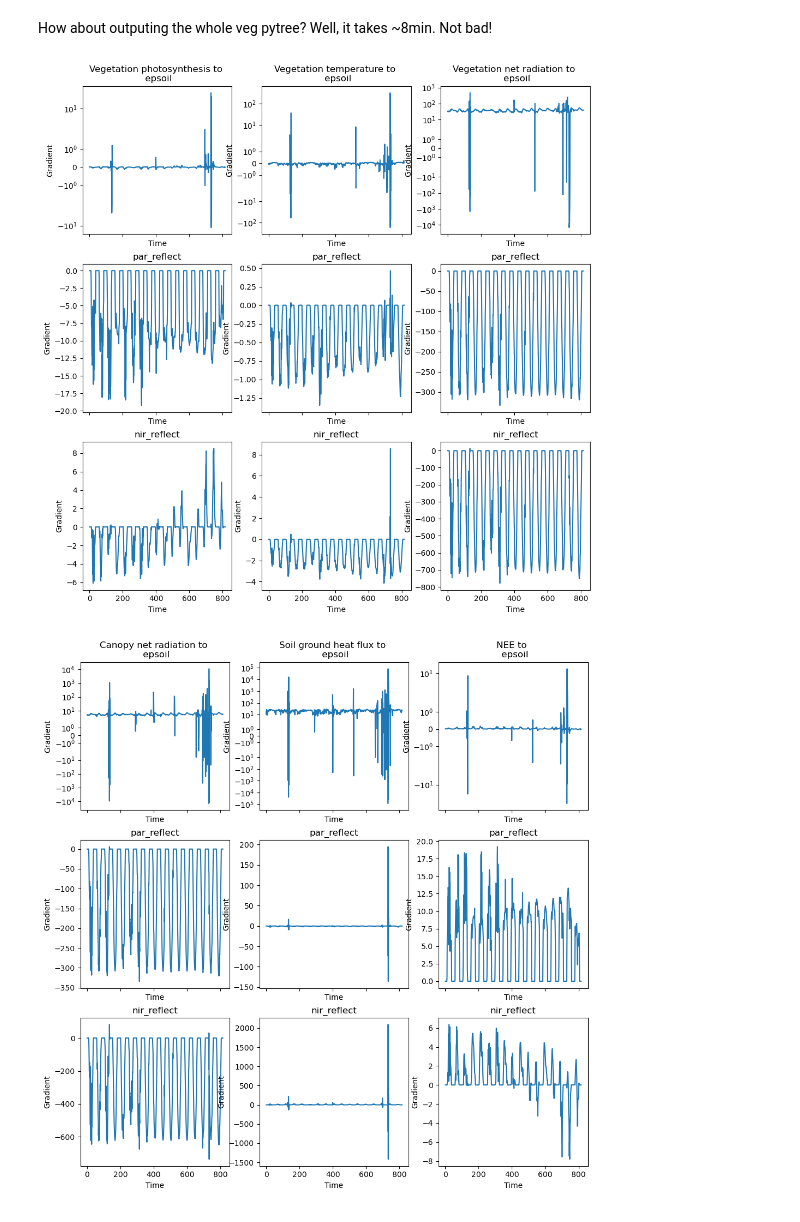
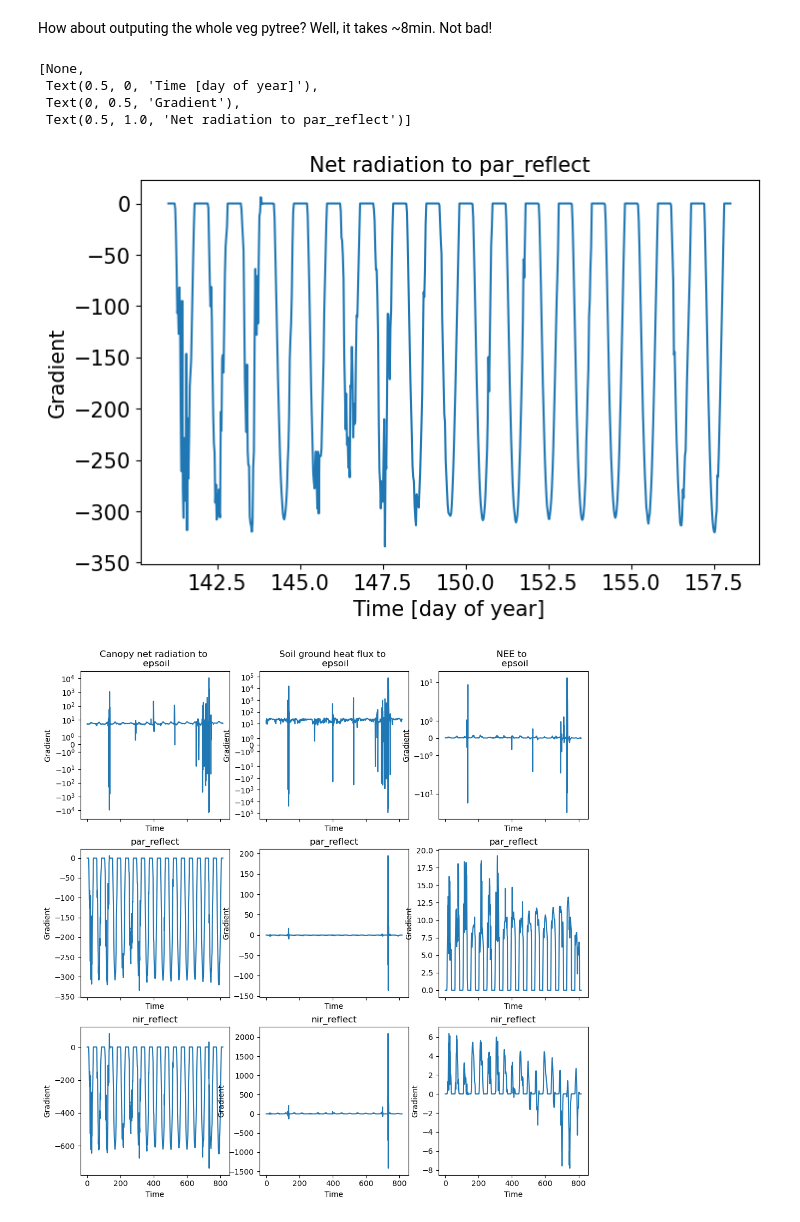
Before and after one commit to pnnl/JAX-CanVeg, a Jupyter notebook: examples/canoak.ipynb, the cells around one changed output. Cells and saved outputs as stored; diff of their text form; code cells hidden in the pictures.

```diff
--- a/examples/canoak.ipynb
+++ b/examples/canoak.ipynb
@@ -359,10 +448,26 @@ def canoak_para(para, setup, met, *args):
         veg,
         can,
     ) = canoak(para, setup, met, *args)
-    return veg
+    return can
 
 
 gradients3 = canoak_para(para, setup, met, *other_args)
+# %%
+fig, ax = plt.subplots(1, 1, figsize=(8, 5), sharex=True)
+
+ax.plot(met.day + met.hhour / 24, gradients3.rnet.par_reflect)
+ax.set(
+    yscale="linear",
+    xlabel="Time [day of year]",
+    ylabel="Gradient",
+    title="Net radiation to par_reflect",
+)
+# %% [output]
+[None,
+ Text(0.5, 0, 'Time [day of year]'),
+ Text(0, 0.5, 'Gradient'),
+ Text(0.5, 1.0, 'Net radiation to par_reflect')]
+[figure, added]
 # %%
 fig, axes = plt.subplots(3, 3, figsize=(12, 12), sharex=True)
 ax = axes[0, 0]
@@ -415,8 +520,6 @@ ax.set(yscale="linear", xlabel="Time", ylabel="Gradient", title="par_reflect")
 ax = axes[2, 2]
 ax.plot(gradients3.Rnet.nir_reflect)
 ax.set(yscale="linear", xlabel="Time", ylabel="Gradient", title="nir_reflect");
-# %% [output]
-[figure, removed]
 # %%
 # How about outputing the whole veg pytree?
 @eqx.filter_jit
```
Also changed, not shown: parts of 6 cells of this notebook, 2 other files.
